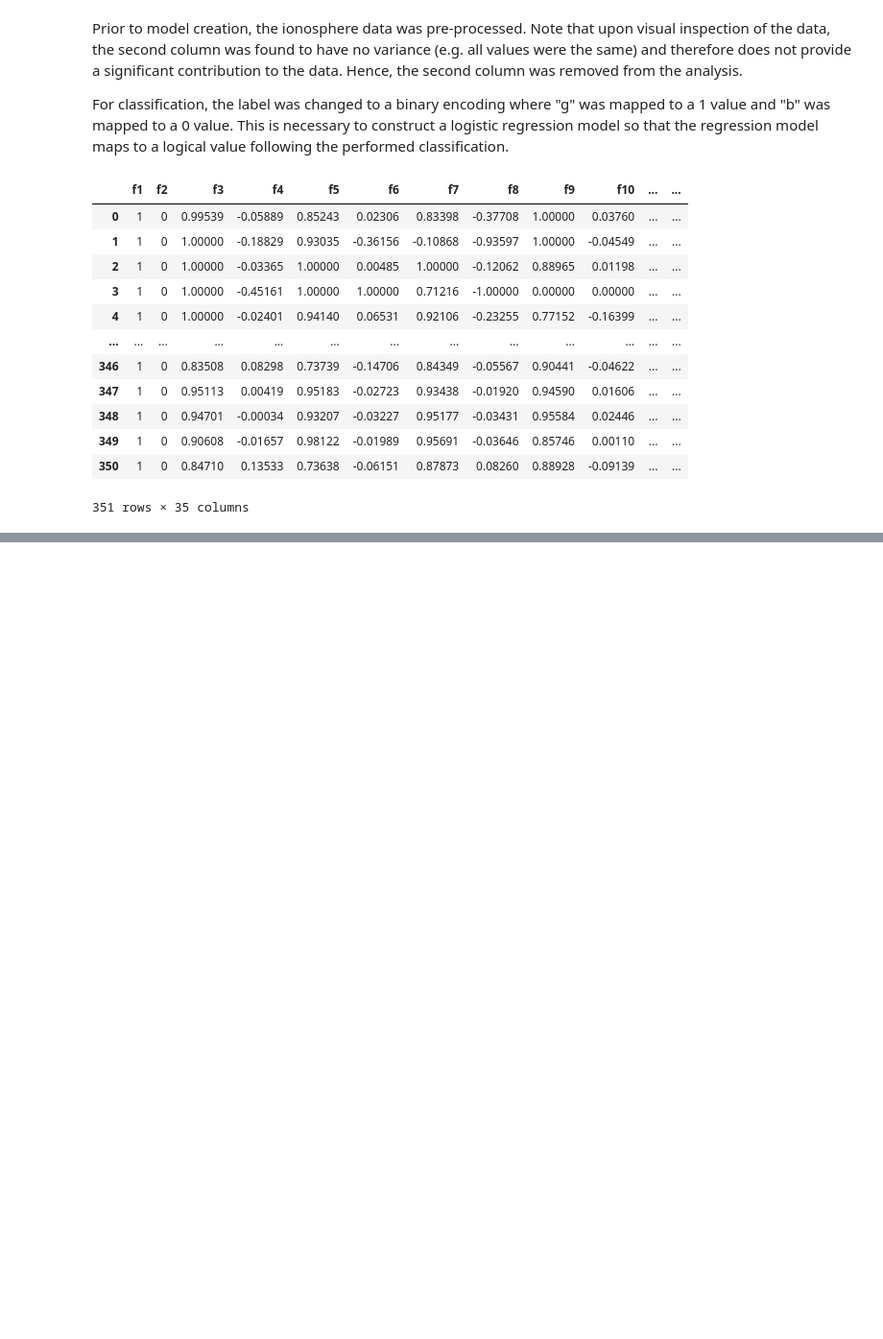
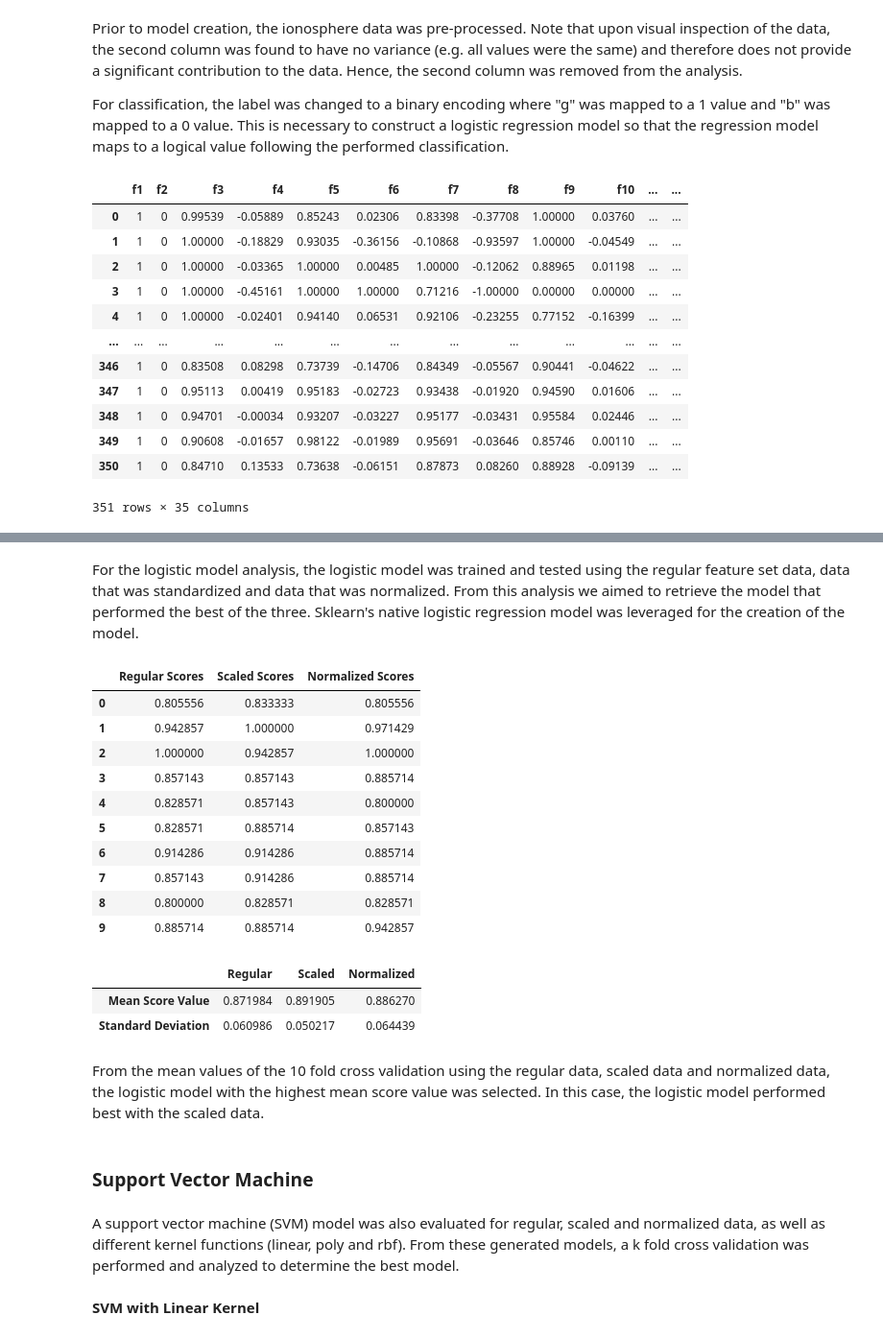
Before and after one commit to sharyar/vigilant-meme, a Jupyter notebook: task2_notebook.ipynb, the cells around one changed output, grey strips where cells are left out. Shown at 96% size. Saved outputs shown, nothing was run; the diff lists cells and outputs as text; code cells hidden in the pictures; blank space fills up the shorter version.

```diff
--- a/task2_notebook.ipynb
+++ b/task2_notebook.ipynb
@@ -141,0 +60,18 @@ pd.DataFrame({'':['Widthout normalization','With normalization','With standariza
+# %%
+def normalization(Features):
+    """
+    Take a set of features return normalize values using
+    (x -xmin) / (xmax – xmin) of each feature
+    """
+    fmin = np.min(Features,axis=0)
+    fmax = np.max(Features,axis=0)
+    Features_norm = (Features - fmin)/(fmax-fmin)
+    return Features_norm
+# %%
+from sklearn.preprocessing import StandardScaler
+
+# Perform standardization on feature set data
+X_scaled = StandardScaler().fit_transform(X)
+
+# Perform normalization of the feature set data
+X_normalized = normalization(X)
@@ -141,0 +82,59 @@ pd.DataFrame({'':['Widthout normalization','With normalization','With standariza
+# %%
+from sklearn.model_selection import KFold, cross_val_score
+
+def kfold_10_cross_validation(model, X, Y):
+    # Initialize cross validation for k-fold = 10
+    cross_validation = KFold(n_splits=10, random_state=1, shuffle=True)
+
+    return cross_val_score(model, X, Y, scoring='accuracy', cv=cross_validation, n_jobs=-1)
+# %% [markdown]
+For the logistic model analysis, the logistic model was trained and tested using the regular feature set data, data that was standardized and data that was normalized. From this analysis we aimed to retrieve the model that performed the best of the three. Sklearn's native logistic regression model was leveraged for the creation of the model.
+# %%
+from sklearn import linear_model
+
+# Utilize sklearn's native logistic regression model
+logreg_model = linear_model.LogisticRegression(solver='lbfgs')
+
+logreg_scores = kfold_10_cross_validation(logreg_model, X, y)
+logreg_scaled_scores = kfold_10_cross_validation(logreg_model, X_scaled, y)
+logreg_normalized_scores = kfold_10_cross_validation(logreg_model, X_normalized, y)
+
+scores = {
+    'Regular Scores': logreg_scores,
+    'Scaled Scores': logreg_scaled_scores,
+    'Normalized Scores': logreg_normalized_scores,
+}
+pd.DataFrame(scores)
+# %% [output]
+|  | Regular Scores | Scaled Scores | Normalized Scores |
+| 0 | 0.805556 | 0.833333 | 0.805556 |
+| 1 | 0.942857 | 1.000000 | 0.971429 |
+| 2 | 1.000000 | 0.942857 | 1.000000 |
+| 3 | 0.857143 | 0.857143 | 0.885714 |
+| 4 | 0.828571 | 0.857143 | 0.800000 |
+| 5 | 0.828571 | 0.885714 | 0.857143 |
+| 6 | 0.914286 | 0.914286 | 0.885714 |
+| 7 | 0.857143 | 0.914286 | 0.885714 |
+| 8 | 0.800000 | 0.828571 | 0.828571 |
+| 9 | 0.885714 | 0.885714 | 0.942857 |
+# %%
+# Print the mean value of the scores to find best performing model
+logreg_stats_values = {
+    'Regular': [logreg_scores.mean(), logreg_scores.std()],
+    'Scaled': [logreg_scaled_scores.mean(), logreg_scaled_scores.std()],
+    'Normalized': [logreg_normalized_scores.mean(), logreg_normalized_scores.std()],
+}
+
+pd.DataFrame(logreg_stats_values, index=['Mean Score Value', 'Standard Deviation'])
+# %% [output]
+|  | Regular | Scaled | Normalized |
+| Mean Score Value | 0.871984 | 0.891905 | 0.886270 |
+| Standard Deviation | 0.060986 | 0.050217 | 0.064439 |
+# %% [markdown]
+From the mean values of the 10 fold cross validation using the regular data, scaled data and normalized data, the logistic model with the highest mean score value was selected. In this case, the logistic model performed best with the scaled data.
+# %% [markdown]
+### Support Vector Machine
+# %% [markdown]
+A support vector machine (SVM) model was also evaluated for regular, scaled and normalized data, as well as different kernel functions (linear, poly and rbf). From these generated models, a k fold cross validation was performed and analyzed to determine the best model.
+# %% [markdown]
+**SVM with Linear Kernel**
```
Also changed, not shown: parts of 63 cells of this notebook.
